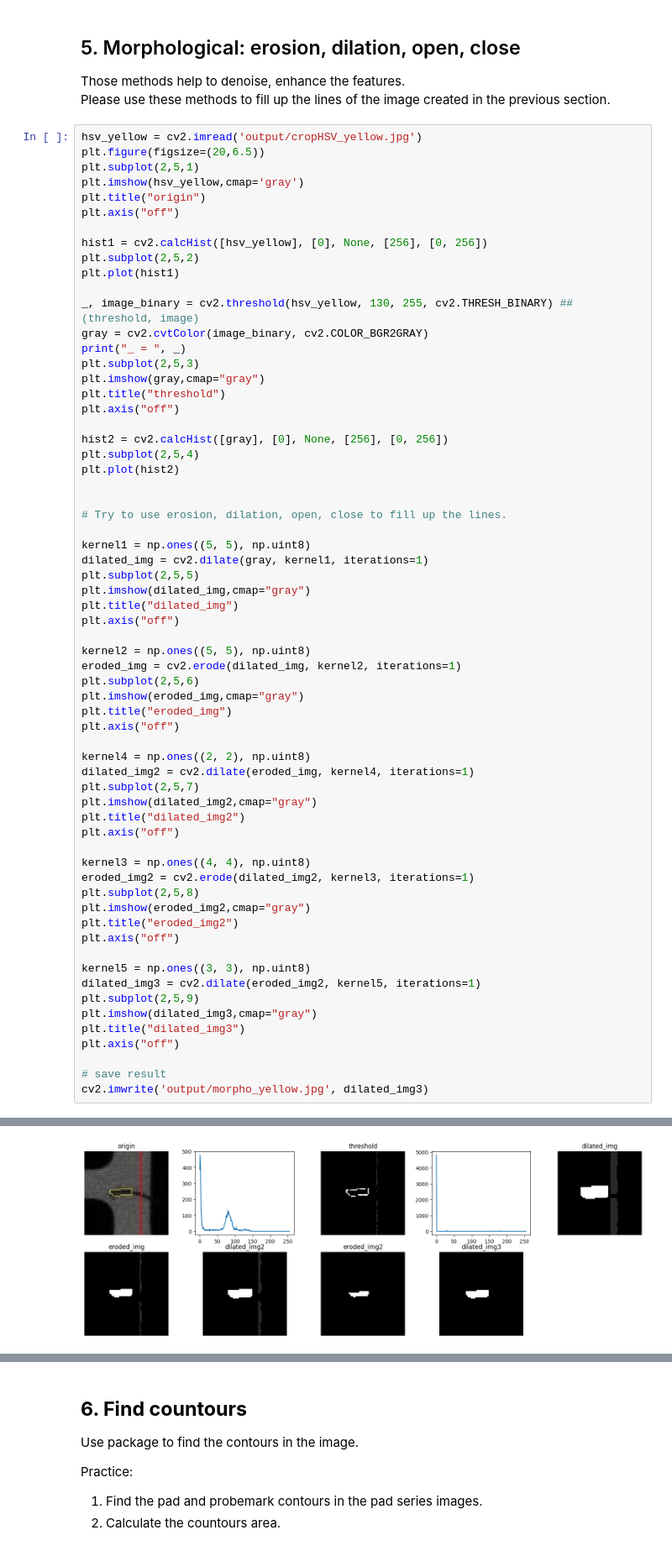
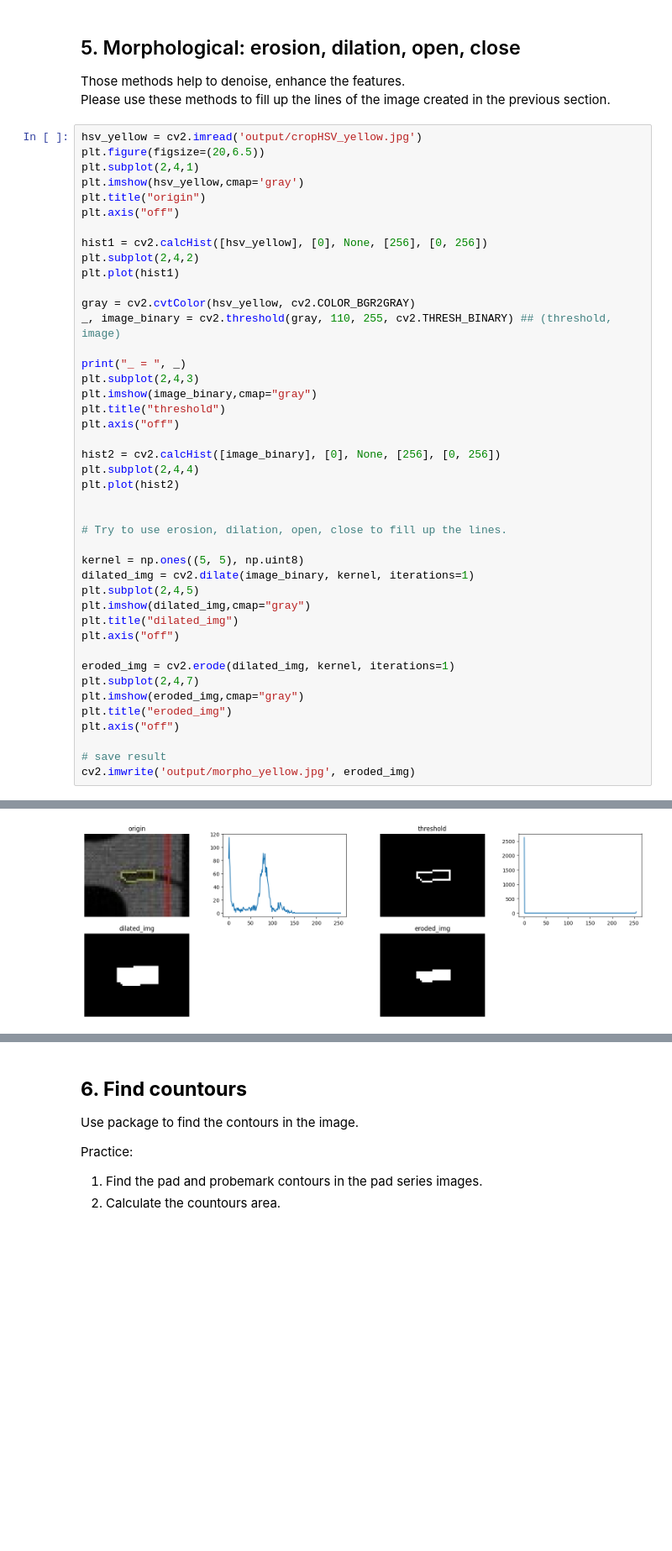
Before and after one commit to chiawei0822/cw, a Jupyter notebook: NEAF_DIP_2024/DIP2024_practice.ipynb, the cells around one changed output, grey strips where cells are left out. Shown at 84% size. Saved outputs shown, nothing was run; the diff lists cells and outputs as text; blank space fills up the shorter version.

```diff
--- a/NEAF_DIP_2024/DIP2024_practice.ipynb
+++ b/NEAF_DIP_2024/DIP2024_practice.ipynb
@@ -364,65 +384,44 @@ Please use these methods to fill up the lines of the image created in the previo
 # %%
 hsv_yellow = cv2.imread('output/cropHSV_yellow.jpg')
 plt.figure(figsize=(20,6.5))
-plt.subplot(2,5,1)
+plt.subplot(2,4,1)
 plt.imshow(hsv_yellow,cmap='gray')
 plt.title("origin")
 plt.axis("off")
 
 hist1 = cv2.calcHist([hsv_yellow], [0], None, [256], [0, 256])
-plt.subplot(2,5,2)
+plt.subplot(2,4,2)
 plt.plot(hist1)
 
-_, image_binary = cv2.threshold(hsv_yellow, 130, 255, cv2.THRESH_BINARY) ## (threshold, image)
-gray = cv2.cvtColor(image_binary, cv2.COLOR_BGR2GRAY)
+gray = cv2.cvtColor(hsv_yellow, cv2.COLOR_BGR2GRAY)
+_, image_binary = cv2.threshold(gray, 110, 255, cv2.THRESH_BINARY) ## (threshold, image)
+
 print("_ = ", _)
-plt.subplot(2,5,3)
-plt.imshow(gray,cmap="gray")
+plt.subplot(2,4,3)
+plt.imshow(image_binary,cmap="gray")
 plt.title("threshold")
 plt.axis("off")
 
-hist2 = cv2.calcHist([gray], [0], None, [256], [0, 256])
-plt.subplot(2,5,4)
+hist2 = cv2.calcHist([image_binary], [0], None, [256], [0, 256])
+plt.subplot(2,4,4)
 plt.plot(hist2)
 
 
 # Try to use erosion, dilation, open, close to fill up the lines.
 
-kernel1 = np.ones((5, 5), np.uint8)
-dilated_img = cv2.dilate(gray, kernel1, iterations=1)
-plt.subplot(2,5,5)
+kernel = np.ones((5, 5), np.uint8)
+dilated_img = cv2.dilate(image_binary, kernel, iterations=1)
+plt.subplot(2,4,5)
 plt.imshow(dilated_img,cmap="gray")
 plt.title("dilated_img")
 plt.axis("off")
 
-kernel2 = np.ones((5, 5), np.uint8)
-eroded_img = cv2.erode(dilated_img, kernel2, iterations=1)
-plt.subplot(2,5,6)
+eroded_img = cv2.erode(dilated_img, kernel, iterations=1)
+plt.subplot(2,4,7)
 plt.imshow(eroded_img,cmap="gray")
 plt.title("eroded_img")
 plt.axis("off")
 
-kernel4 = np.ones((2, 2), np.uint8)
-dilated_img2 = cv2.dilate(eroded_img, kernel4, iterations=1)
-plt.subplot(2,5,7)
-plt.imshow(dilated_img2,cmap="gray")
-plt.title("dilated_img2")
-plt.axis("off")
-
-kernel3 = np.ones((4, 4), np.uint8)
-eroded_img2 = cv2.erode(dilated_img2, kernel3, iterations=1)
-plt.subplot(2,5,8)
-plt.imshow(eroded_img2,cmap="gray")
-plt.title("eroded_img2")
-plt.axis("off")
-
-kernel5 = np.ones((3, 3), np.uint8)
-dilated_img3 = cv2.dilate(eroded_img2, kernel5, iterations=1)
-plt.subplot(2,5,9)
-plt.imshow(dilated_img3,cmap="gray")
-plt.title("dilated_img3")
-plt.axis("off")
-
 # save result
-cv2.imwrite('output/morpho_yellow.jpg', dilated_img3)
+cv2.imwrite('output/morpho_yellow.jpg', eroded_img)
 # %% [output]
@@ -430,2 +429,2 @@ _ =  130.0
 True
-[figure, old version]
+[figure, new version]
```
Also changed, not shown: parts of 7 cells of this notebook, 4 other files.
